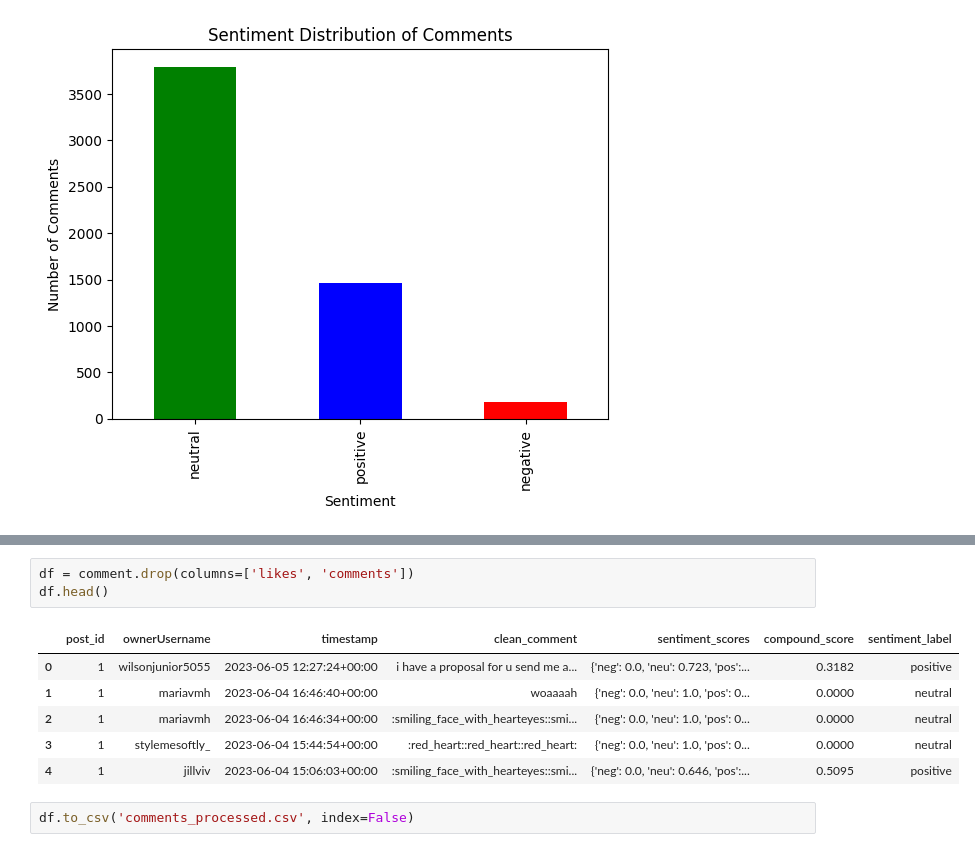
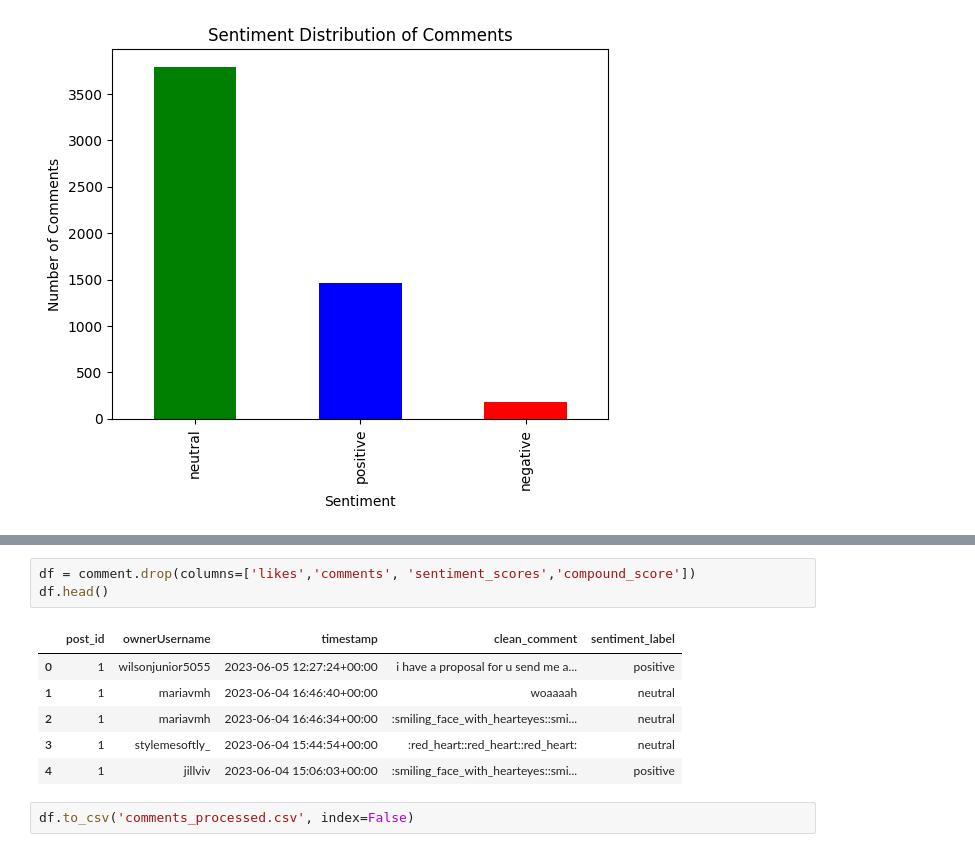
Before and after one commit to 23092003e/A-Fashion-Recommendation-System-via-Sequence-Mining-on-Social-Media-, a Jupyter notebook: src/segtiment_analysis/segtiment_analyze.ipynb, the cells around one changed output, grey strips where cells are left out. Cells and saved outputs as stored; diff of their text form.

```diff
--- a/src/segtiment_analysis/segtiment_analyze.ipynb
+++ b/src/segtiment_analysis/segtiment_analyze.ipynb
@@ -137,14 +137,14 @@ comment.head()
 | 3 | 1 | stylemesoftly_ | 2023-06-04 15:44:54+00:00 | :red_heart:️:red_heart:️:red_heart:️ | 0.0 | :red_heart::red_heart::red_heart: | {'neg': 0.0, 'neu': 1.0, 'pos': 0... | 0.0000 | ... |
 | 4 | 1 | jillviv | 2023-06-04 15:06:03+00:00 | :smiling_face_with_heart-eyes::sm... | 0.0 | :smiling_face_with_hearteyes::smi... | {'neg': 0.0, 'neu': 0.646, 'pos':... | 0.5095 | ... |
 # %%
-df = comment.drop(columns=['likes', 'comments'])
+df = comment.drop(columns=['likes','comments', 'sentiment_scores','compound_score'])
 df.head()
 # %% [output]
-|  | post_id | ownerUsername | timestamp | clean_comment | sentiment_scores | compound_score | sentiment_label |
-| 0 | 1 | wilsonjunior5055 | 2023-06-05 12:27:24+00:00 | i have a proposal for u send me a... | {'neg': 0.0, 'neu': 0.723, 'pos':... | 0.3182 | positive |
-| 1 | 1 | mariavmh | 2023-06-04 16:46:40+00:00 | woaaaah | {'neg': 0.0, 'neu': 1.0, 'pos': 0... | 0.0000 | neutral |
-| 2 | 1 | mariavmh | 2023-06-04 16:46:34+00:00 | :smiling_face_with_hearteyes::smi... | {'neg': 0.0, 'neu': 1.0, 'pos': 0... | 0.0000 | neutral |
-| 3 | 1 | stylemesoftly_ | 2023-06-04 15:44:54+00:00 | :red_heart::red_heart::red_heart: | {'neg': 0.0, 'neu': 1.0, 'pos': 0... | 0.0000 | neutral |
-| 4 | 1 | jillviv | 2023-06-04 15:06:03+00:00 | :smiling_face_with_hearteyes::smi... | {'neg': 0.0, 'neu': 0.646, 'pos':... | 0.5095 | positive |
+|  | post_id | ownerUsername | timestamp | clean_comment | sentiment_label |
+| 0 | 1 | wilsonjunior5055 | 2023-06-05 12:27:24+00:00 | i have a proposal for u send me a... | positive |
+| 1 | 1 | mariavmh | 2023-06-04 16:46:40+00:00 | woaaaah | neutral |
+| 2 | 1 | mariavmh | 2023-06-04 16:46:34+00:00 | :smiling_face_with_hearteyes::smi... | neutral |
+| 3 | 1 | stylemesoftly_ | 2023-06-04 15:44:54+00:00 | :red_heart::red_heart::red_heart: | neutral |
+| 4 | 1 | jillviv | 2023-06-04 15:06:03+00:00 | :smiling_face_with_hearteyes::smi... | positive |
 # %%
 df.to_csv('comments_processed.csv', index=False)
```
